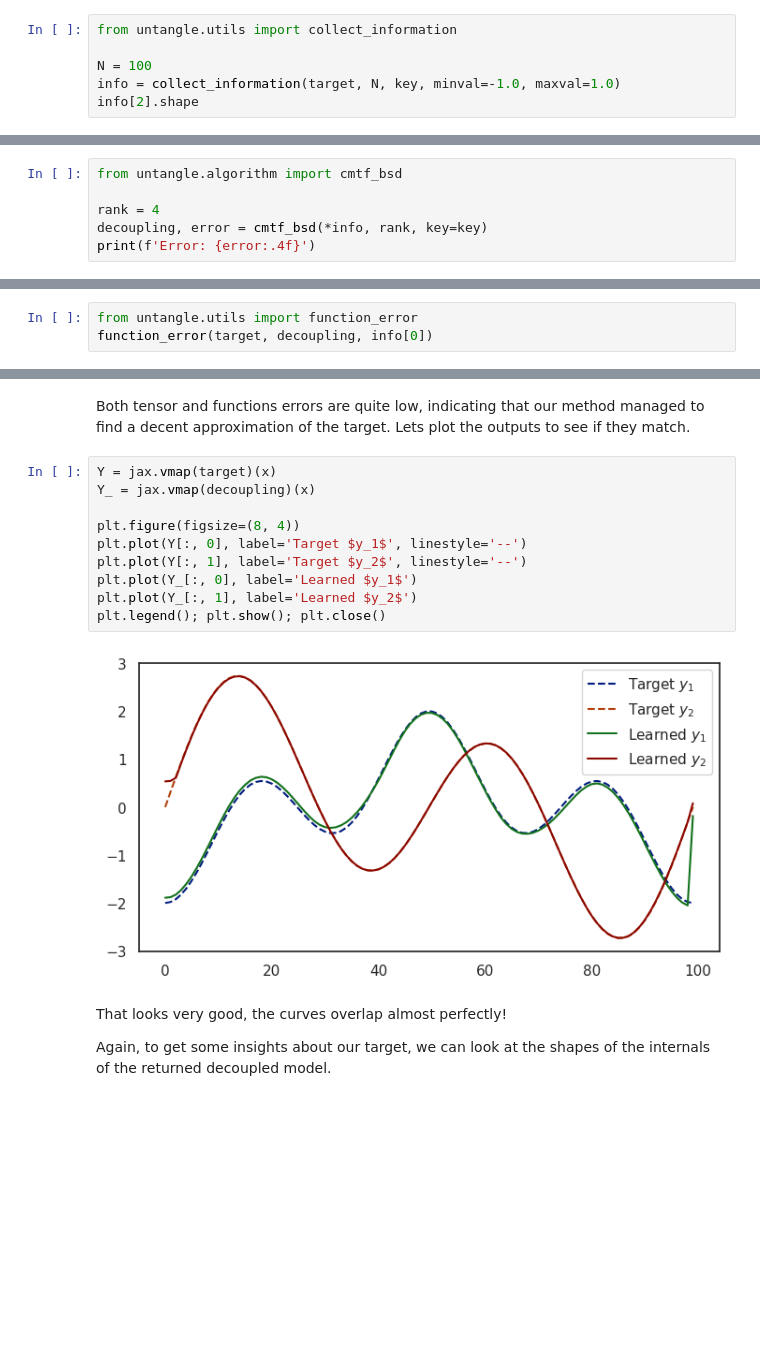
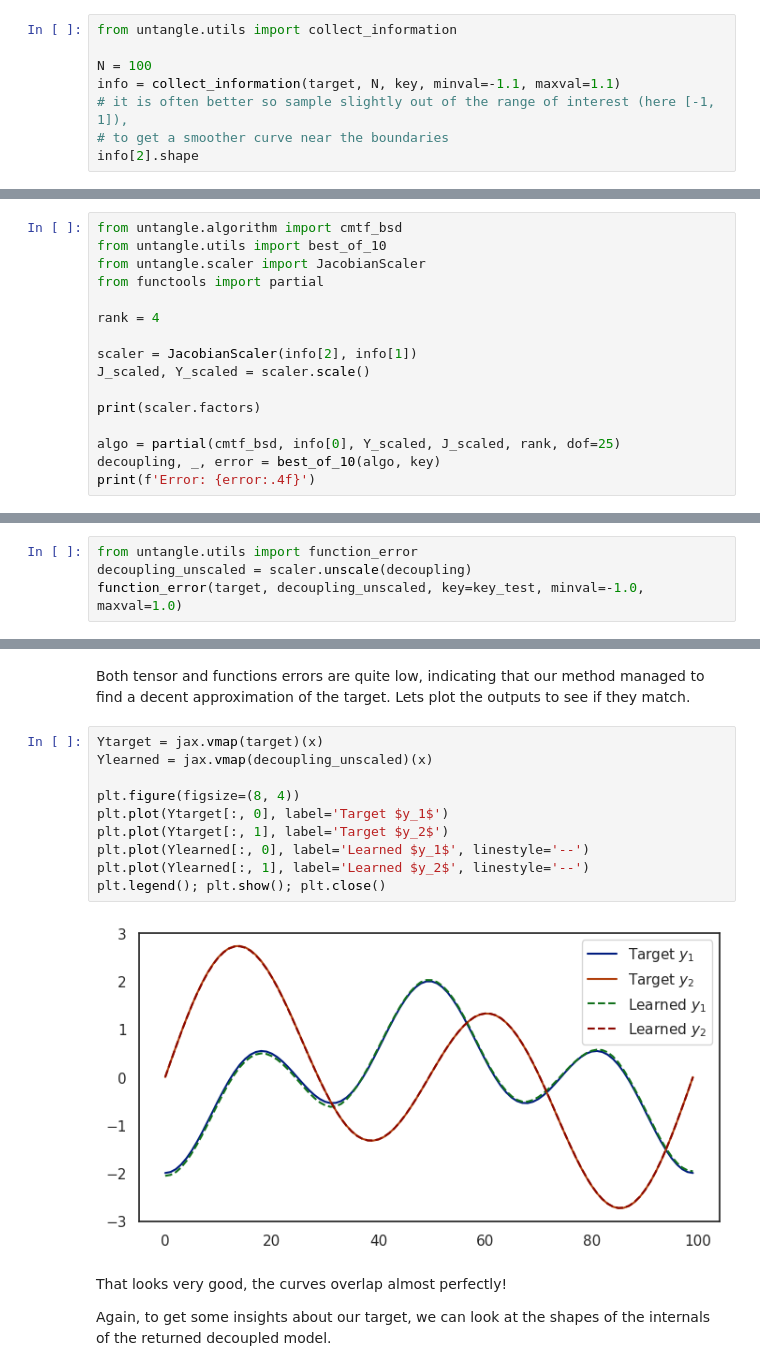
Before and after one commit to mrochk/Untangle, a Jupyter notebook: examples/2. Periodic.ipynb, the cells around one changed output, grey strips where cells are left out. Saved outputs shown, nothing was run; the diff lists cells and outputs as text; blank space fills up the shorter version.

Commit message:
function_error can now easily be used to test the repr on samples unseen during decoupling

```diff
--- a/examples/2. Periodic.ipynb
+++ b/examples/2. Periodic.ipynb
@@ -33,7 +34,9 @@ plt.show(); plt.close()
 from untangle.utils import collect_information
 
 N = 100
-info = collect_information(target, N, key, minval=-1.0, maxval=1.0)
+info = collect_information(target, N, key, minval=-1.1, maxval=1.1)
+# it is often better so sample slightly out of the range of interest (here [-1, 1]),
+# to get a smoother curve near the boundaries
 info[2].shape
 # %% [output]
 (2, 2, 100)
@@ -41,8 +44,18 @@ info[2].shape
 However, instead of the `basic_decoupling` algorithm used in the previous notebook, we will use a more powerful, B-spline-based algorithm called CMTF-BSD (from [this paper](https://arxiv.org/abs/2504.03263)).
 # %%
 from untangle.algorithm import cmtf_bsd
+from untangle.utils import best_of_10
+from untangle.scaler import JacobianScaler
+from functools import partial
 
 rank = 4
-decoupling, error = cmtf_bsd(*info, rank, key=key)
+
+scaler = JacobianScaler(info[2], info[1])
+J_scaled, Y_scaled = scaler.scale()
+
+print(scaler.factors)
+
+algo = partial(cmtf_bsd, info[0], Y_scaled, J_scaled, rank, dof=25)
+decoupling, _, error = best_of_10(algo, key)
 print(f'Error: {error:.4f}')
 # %% [output]
@@ -50,4 +64,5 @@ Error: 0.0163
 # %%
 from untangle.utils import function_error
-function_error(target, decoupling, info[0])
+decoupling_unscaled = scaler.unscale(decoupling)
+function_error(target, decoupling_unscaled, key=key_test, minval=-1.0, maxval=1.0)
 # %% [output]
@@ -56,17 +71,17 @@ Array([6.8952665, 0.2873306], dtype=float32)
 Both tensor and functions errors are quite low, indicating that our method managed to find a decent approximation of the target.
 Lets plot the outputs to see if they match.
 # %%
-Y = jax.vmap(target)(x)
-Y_ = jax.vmap(decoupling)(x)
+Ytarget = jax.vmap(target)(x)
+Ylearned = jax.vmap(decoupling_unscaled)(x)
 
 plt.figure(figsize=(8, 4))
-plt.plot(Y[:, 0], label='Target $y_1$', linestyle='--')
-plt.plot(Y[:, 1], label='Target $y_2$', linestyle='--')
-plt.plot(Y_[:, 0], label='Learned $y_1$')
-plt.plot(Y_[:, 1], label='Learned $y_2$')
+plt.plot(Ytarget[:, 0], label='Target $y_1$')
+plt.plot(Ytarget[:, 1], label='Target $y_2$')
+plt.plot(Ylearned[:, 0], label='Learned $y_1$', linestyle='--')
+plt.plot(Ylearned[:, 1], label='Learned $y_2$', linestyle='--')
 plt.legend(); plt.show(); plt.close()
 # %% [output]
-[figure, old version]
+[figure, new version]
 # %% [markdown]
 That looks very good, the curves overlap almost perfectly!
 
```
Also changed, not shown: parts of 4 cells of this notebook, 3 other files.
